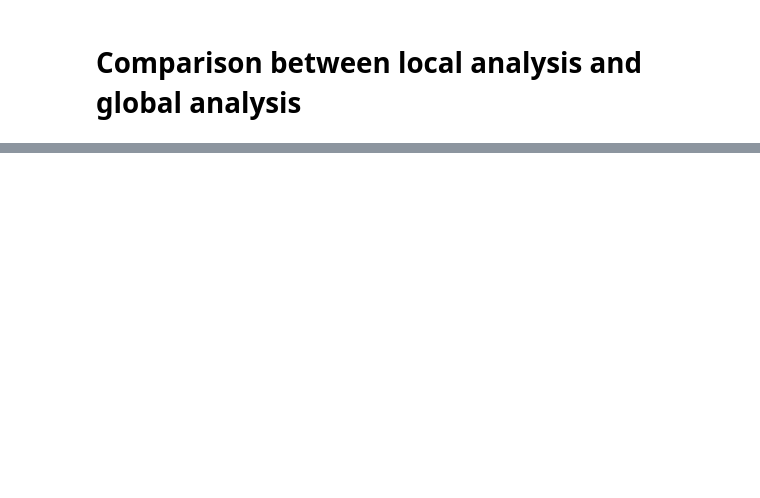
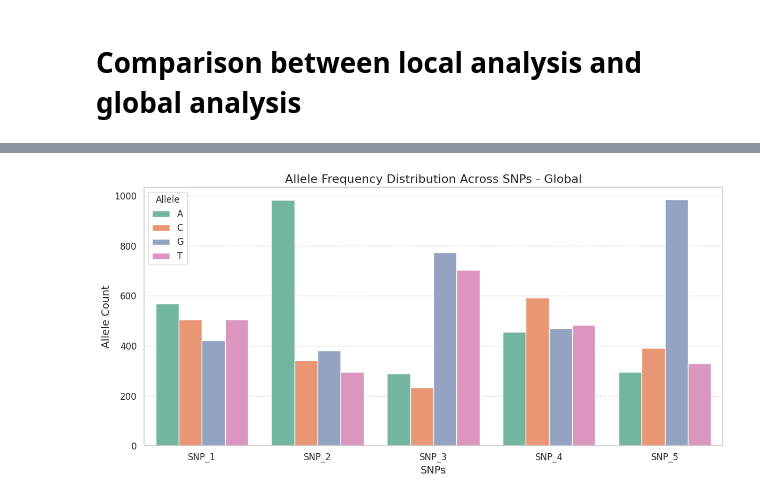
Before and after one commit to IDSIA/FL-Bioinformatics, a Jupyter notebook: MinorAllele/Comparison.ipynb, the cells around one changed output, grey strips where cells are left out. Drawn from its saved outputs; the diff is of its cells as text; code cells hidden in the pictures; blank space fills up the shorter version.

```diff
--- a/MinorAllele/Comparison.ipynb
+++ b/MinorAllele/Comparison.ipynb
@@ -53,0 +97,32 @@ SNP_5       11        3       12       14             40
+# %%
+# Convert to long format for Seaborn
+#df = pd.DataFrame(allele_counts_df)
+df= centralized_counts
+df['SNP'] = df.index
+allele_data = df.melt(id_vars=["SNP"], value_vars=["A_count", "C_count", "G_count", "T_count"],
+                      var_name="Allele", value_name="Count")
+
+# Clean up allele names (remove "_count" from column names)
+allele_data["Allele"] = allele_data["Allele"].str.replace("_count", "")
+
+# Set Seaborn style
+sns.set(style="whitegrid")
+
+# Create the bar plot
+plt.figure(figsize=(12, 6))  # Set figure size
+ax = sns.barplot(x="SNP", y="Count", hue="Allele", data=allele_data, palette="Set2")
+
+# Customize plot
+plt.xlabel("SNPs", fontsize=14)
+plt.ylabel("Allele Count", fontsize=14)
+plt.title("Allele Frequency Distribution Across SNPs - Global", fontsize=16)
+plt.xticks(rotation=0, fontsize=12)  # Keep SNP labels readable
+plt.yticks(fontsize=12)
+plt.legend(title="Allele", fontsize=12)
+plt.grid(True, axis='y', linestyle='--', alpha=0.7)
+
+# Show plot
+plt.tight_layout()
+plt.show()
+# %% [output]
+[figure, added]
```
Also changed, not shown: parts of 25 cells of this notebook, 5 other files.
